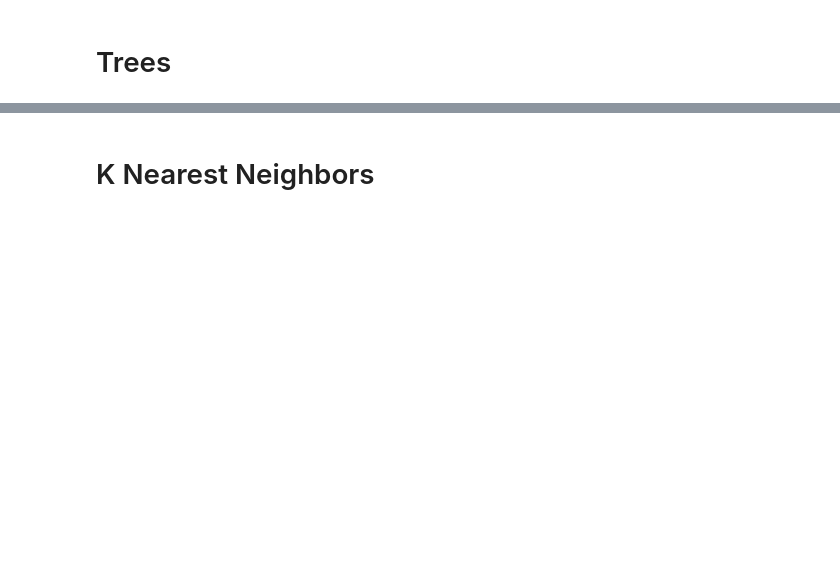
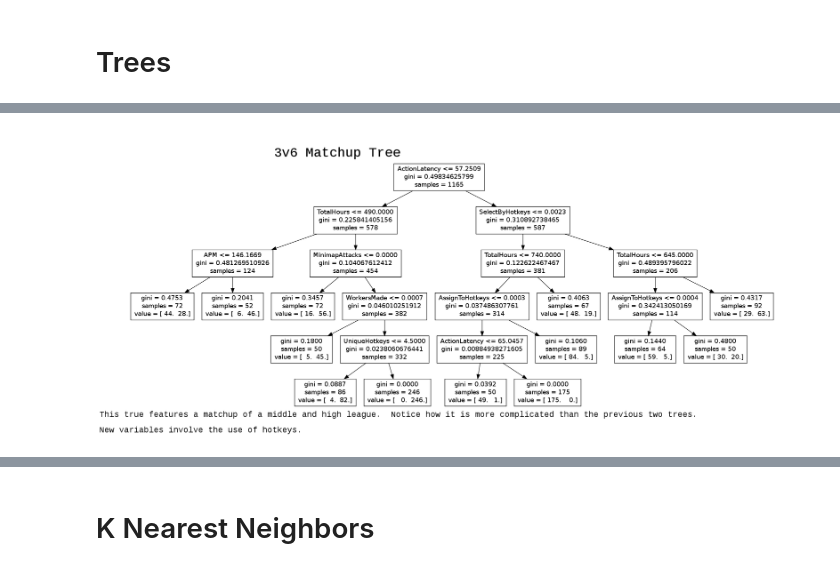
Before and after one commit to stchang22/Stat222, a Jupyter notebook: MergedFile.ipynb, the cells around one changed output, grey strips where cells are left out. Saved outputs shown, nothing was run; the diff lists cells and outputs as text; code cells hidden in the pictures; blank space fills up the shorter version.

```diff
--- a/MergedFile.ipynb
+++ b/MergedFile.ipynb
@@ -204 +151,18 @@ Icd.Image(filename = '3v6WithTitle.png')
+# %%
+# Comparison of middle and high leagues
+# Third tree is a bit small, so we try to make it bigger
+fontP1 = ImageFont.truetype(fontPath, 25)
+newIM = ImageOps.expand(Image.open('3v6.png'),border=100,fill='white')
+draw = ImageDraw.Draw(newIM)
+draw.text((newIM.size[0]/4,50),'3v6 Matchup Tree',font=fontP,fill='black')
+draw.text((10,newIM.size[1]-newIM.size[1]/10),'This true features a matchup of a middle and high league.  Notice how it'
+          +' is more complicated than the previous two trees.',font=fontP1,fill='black')
+draw.text((10,newIM.size[1]-newIM.size[1]/20),'New variables involve the use of hotkeys.',font=fontP1,fill='black')
+del draw
+newIM.save('3V6WithTitle1.png')
+close()
+
+Icd.Image(filename = '3V6WithTitle1.png')
+# %% [output]
+[figure, added]
 # %%
```
Also changed, not shown: parts of 16 cells of this notebook, 12 other files.
